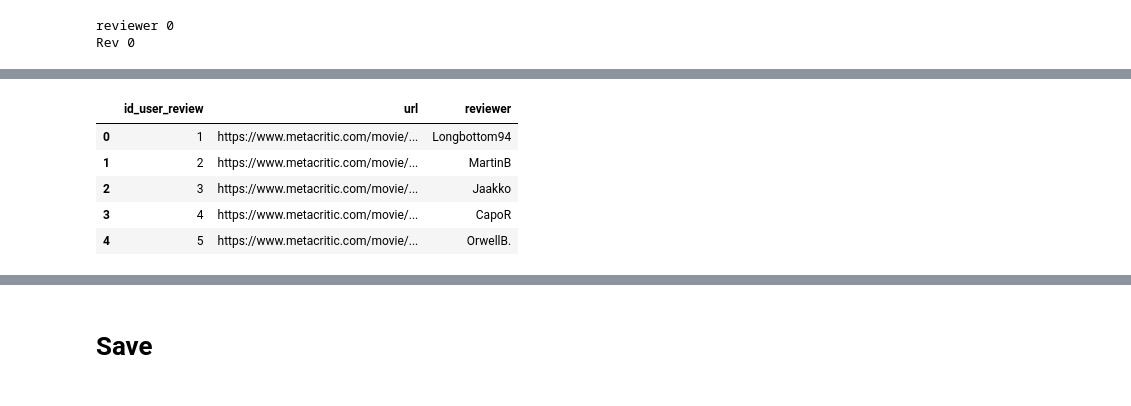
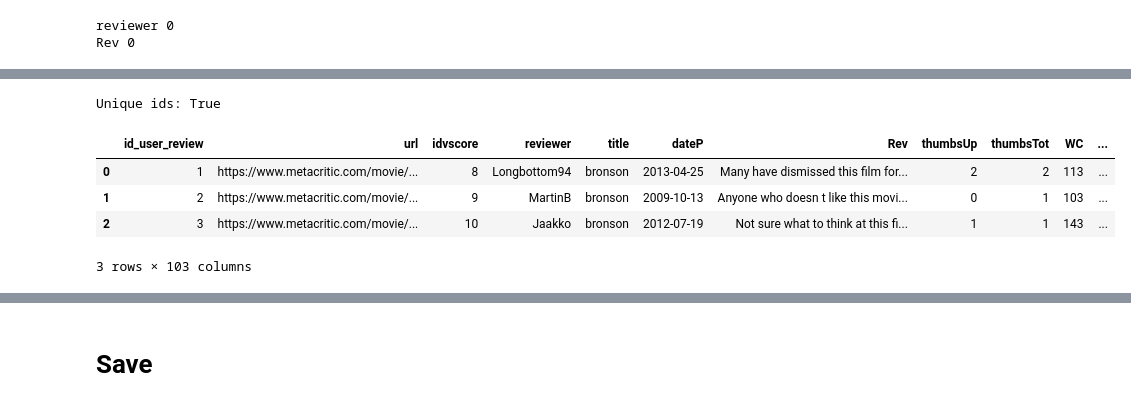
Before and after one commit to Haley-ng/DBM-Movie-Analysis, a Jupyter notebook: DDB_user_cleaning.ipynb, the cells around one changed output, grey strips where cells are left out. Cells and saved outputs as stored; diff of their text form; code cells hidden in the pictures.

```diff
--- a/DDB_user_cleaning.ipynb
+++ b/DDB_user_cleaning.ipynb
@@ -258,0 +250,23 @@ user.head(3)
+# %%
+# Extract the title slug from the URL and turn dashes into spaces
+user["title_from_url"] = (
+    user["url"]
+    .str.extract(r"/movie/([^/?#]+)", expand=False)
+    .str.replace("-", " ", regex=False)
+)
+
+# Some slugs end with a "(YYYY)" year tag -> strip it off
+user["title"] = (
+    user["title_from_url"]
+    .str.replace(r"\s*\(\d{4}\)$", "", regex=True)
+    .str.strip()
+)
+
+# Drop the helper column
+expert = user.drop(columns=["title_from_url"])
+
+# Normalize casing/spacing so titles compare and group consistently
+expert["title"] = expert["title"].str.lower().str.strip()
+
+print("Missing titles remaining:", expert["title"].isna().sum())
+print("Remaining mojibake in title:", expert["title"].str.contains("©", na=False).sum())
@@ -258,0 +276,11 @@ user.head(3)
+# %%
+# move 'title' right after 'reviewer'
+cols = [c for c in user.columns if c != 'title']
+cols.insert(cols.index('reviewer') + 1, 'title')
+user = user[cols]
+
+# rows with a reviewer first, empty reviewers at the bottom
+empty = user['reviewer'].isna() | user['reviewer'].astype(str).str.strip().str.lower().isin(['', 'none', 'nan'])
+user = user.sort_values('reviewer', key=lambda _: empty, kind='stable').reset_index(drop=True)
+
+user[['reviewer', 'title']].head()
@@ -259,12 +294,13 @@ user.head(3)
 # %%
-if 'id_user_review' not in user.columns:  # so re-running doesn't crash
-    user.insert(0, 'id_user_review', range(1, len(user) + 1))
+# surrogate key: unique sequential id for each review, placed as the first column
+user.insert(0, 'id_user_review', range(1, len(expert) + 1))
 
-user[['id_user_review', 'url', 'reviewer']].head()
+print("Unique ids:", user['id_user_review'].is_unique)
+user.head(3)
 # %% [output]
+Unique ids: True
-|  | id_user_review | url | reviewer |
-| 0 | 1 | https://www.metacritic.com/movie/... | Longbottom94 |
-| 1 | 2 | https://www.metacritic.com/movie/... | MartinB |
-| 2 | 3 | https://www.metacritic.com/movie/... | Jaakko |
-| 3 | 4 | https://www.metacritic.com/movie/... | CapoR |
-| 4 | 5 | https://www.metacritic.com/movie/... | OrwellB. |
+|  | id_user_review | url | idvscore | reviewer | title | dateP | Rev | thumbsUp | thumbsTot | WC | ... |
+| 0 | 1 | https://www.metacritic.com/movie/... | 8 | Longbottom94 | bronson | 2013-04-25 | Many have dismissed this film for... | 2 | 2 | 113 | ... |
+| 1 | 2 | https://www.metacritic.com/movie/... | 9 | MartinB | bronson | 2009-10-13 | Anyone who doesn t like this movi... | 0 | 1 | 103 | ... |
+| 2 | 3 | https://www.metacritic.com/movie/... | 10 | Jaakko | bronson | 2012-07-19 | Not sure what to think at this fi... | 1 | 1 | 143 | ... |
+3 rows × 103 columns
```
Also changed, not shown: parts of 8 cells of this notebook, 1 other file.
